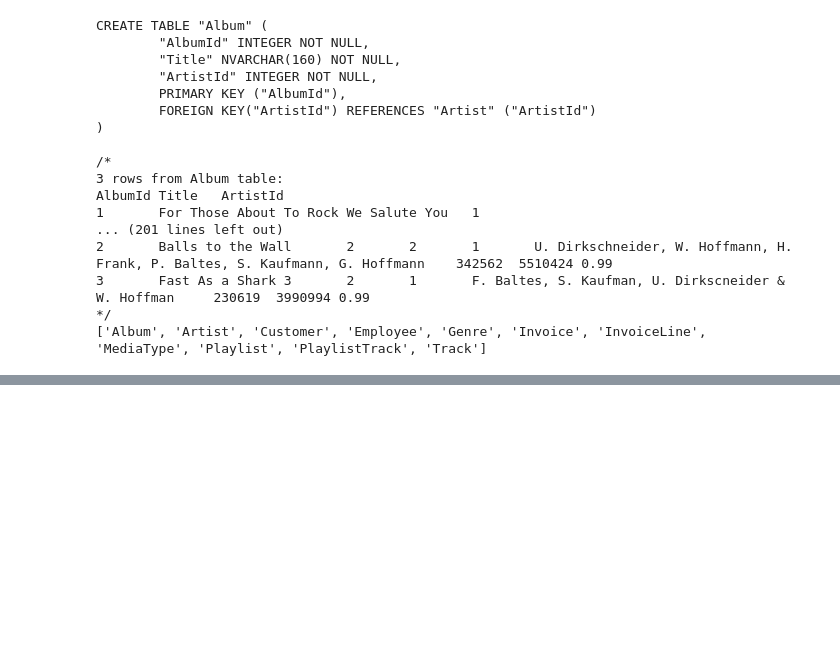
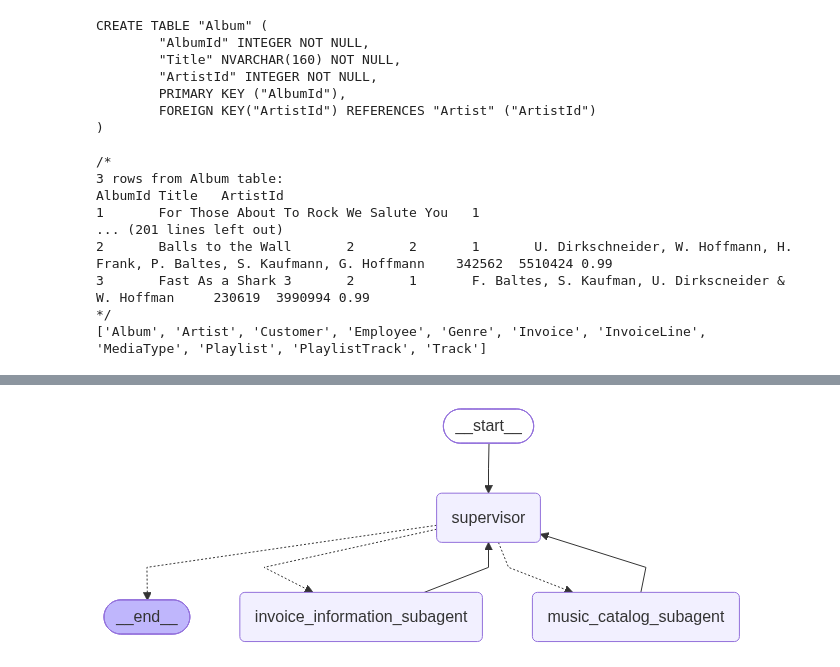
Before and after one commit to meghanaNanuvala/Multi-Agent-AI-System, a Jupyter notebook: multi-agent-rag-system.ipynb, the cells around one changed output, grey strips where cells are left out. Drawn from its saved outputs; the diff is of its cells as text; code cells hidden in the pictures; blank space fills up the shorter version.

```diff
--- a/multi-agent-rag-system.ipynb
+++ b/multi-agent-rag-system.ipynb
@@ -430,0 +751,36 @@ def should_continue(state: State, config: RunnableConfig):
+# %%
+supervisor_prompt = """
+You are an expert customer support assistant for a digital music store.
+You are dedicated to providing exceptional service and ensuring customer queries are answered thoroughly.
+You have a team of subagents that you can use to help answer queries from customers.
+Your primary role is to serve as a supervisor/planner for this multi-agent team that helps answer queries from customers.
+
+Your team is composed of two subagents that you can use to help answer the customer's request:
+1. music_catalog_information_subagent: this subagent has access to user's saved music preferences. It can also retrieve information about the digital music store's music
+catalog (albums, tracks, songs, etc.) from the database.
+3. invoice_information_subagent: this subagent is able to retrieve information about a customer's past purchases or invoices
+from the database.
+
+Based on the existing steps that have been taken in the messages, your role is to generate the next subagent that needs to be called.
+This could be one step in an inquiry that needs multiple sub-agent calls.
+"""
+# %%
+from langgraph_supervisor import create_supervisor  # Import the pre-built supervisor creator
+
+# Create the supervisor workflow using the `create_supervisor` utility.
+# This function dynamically sets up the graph to route between the provided agents.
+supervisor_prebuilt_workflow = create_supervisor(
+    agents=[invoice_information_subagent, music_catalog_subagent],
+    output_mode="last_message", # Specifies that the supervisor should output only the last msg from the routed agent, Alternative is `full_history` to get all msgs from the sub-agent
+    model=llm,
+    prompt=(supervisor_prompt),
+    state_schema=State      # The shared state schema for the entire multi-agent graph
+)
+
+# Compile the supervisor workflow into a runnable object.
+# This makes it ready for invocation and integrates it with our memory systems.
+supervisor_prebuilt = supervisor_prebuilt_workflow.compile(name="music_catalog_subagent", checkpointer=checkpointer, store=in_memory_store)
+
+show_graph(supervisor_prebuilt)
+# %% [output]
+[figure, added]
```
Also changed, not shown: parts of 24 cells of this notebook, 1 other file.
